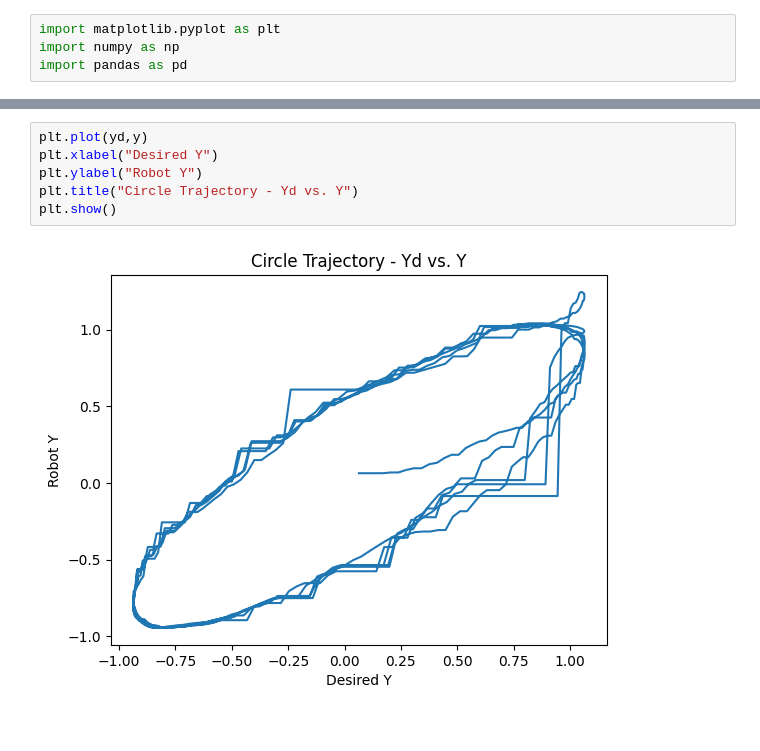
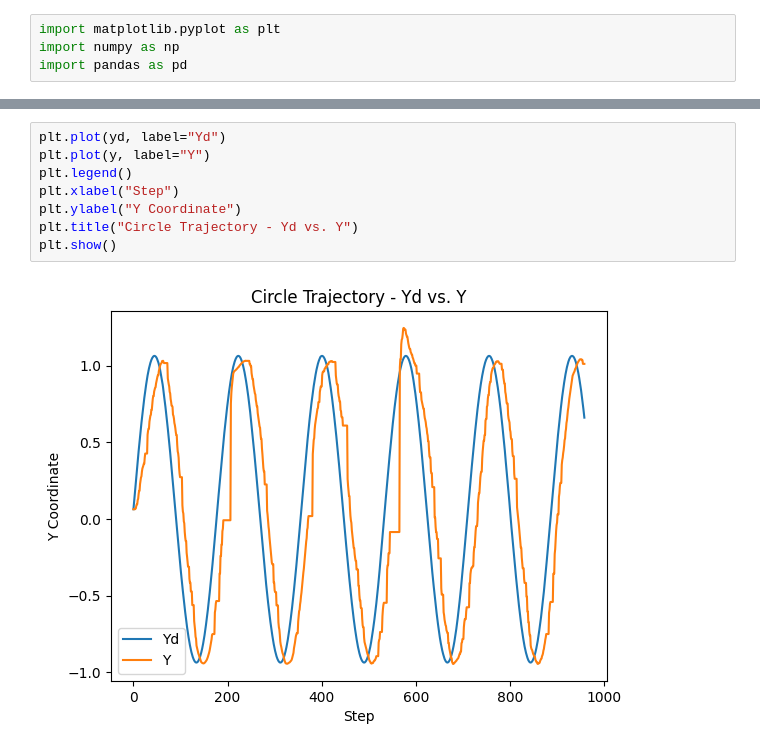
Before and after one commit to amandabaran/robotics, a Jupyter notebook: lab8/plots/Plots.ipynb, the cells around one changed output, grey strips where cells are left out. Drawn from its saved outputs; the diff is of its cells as text.

```diff
--- a/lab8/plots/Plots.ipynb
+++ b/lab8/plots/Plots.ipynb
@@ -20,10 +22,12 @@ plt.show()
 # %%
-plt.plot(yd,y)
-plt.xlabel("Desired Y")
-plt.ylabel("Robot Y")
+plt.plot(yd, label="Yd")
+plt.plot(y, label="Y")
+plt.legend()
+plt.xlabel("Step")
+plt.ylabel("Y Coordinate")
 plt.title("Circle Trajectory - Yd vs. Y")
 plt.show()
 # %% [output]
-[figure, old version]
+[figure, new version]
 # %%
 df = pd.read_csv('rectangle_results.csv')
```
Also changed, not shown: parts of 5 cells of this notebook, 1 other file.
